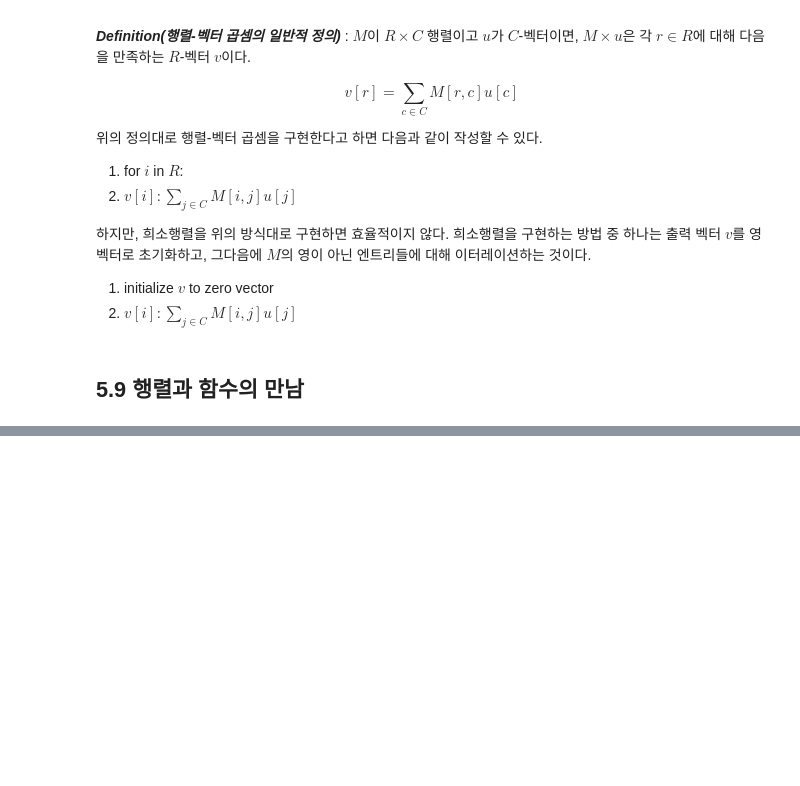
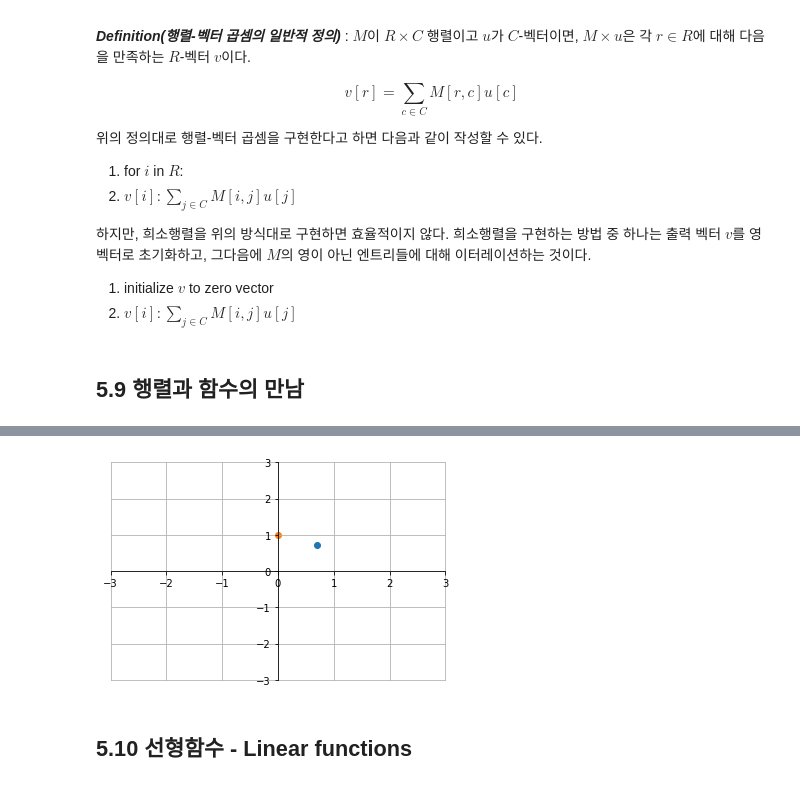
Before and after one commit to Gaheeheehee/Study, a Jupyter notebook: LinearAlgebra/CodingTheMatrix/Chap05 - The Matrix/Chap05-The_Matrix.ipynb, the cells around one changed output, grey strips where cells are left out. Drawn from its saved outputs; the diff is of its cells as text; code cells hidden in the pictures; blank space fills up the shorter version.

```diff
--- a/LinearAlgebra/CodingTheMatrix/Chap05 - The Matrix/Chap05-The_Matrix.ipynb
+++ b/LinearAlgebra/CodingTheMatrix/Chap05 - The Matrix/Chap05-The_Matrix.ipynb
@@ -405,0 +489,25 @@ $$v[r]=\sum _{ c \in C }^{  }{ M[r,c]u[c] } $$
+# %%
+theta = np.pi / 4
+M = np.matrix([[np.cos(theta), -np.sin(theta)], [np.sin(theta), np.cos(theta)]])
+v = [np.cos(theta), np.sin(theta)]
+mv = np.dot(M, v)
+
+fig, ax = plt.subplots()
+
+for spine in ['left', 'bottom']:
+    ax.spines[spine].set_position('zero')
+
+# Hide the other spines...
+for spine in ['right', 'top']:
+    ax.spines[spine].set_color('none')
+
+ax.scatter([v[0]], [v[1]])
+ax.scatter([mv[0, 0]], [mv[0, 1]])
+ax.axis([-3, 3, -3, 3])
+ax.grid()
+
+plt.show()
+# %% [output]
+[figure, added]
+# %% [markdown]
+## 5.10 선형함수 - Linear functions
```
Also changed, not shown: parts of 11 cells of this notebook, 1 other file.
